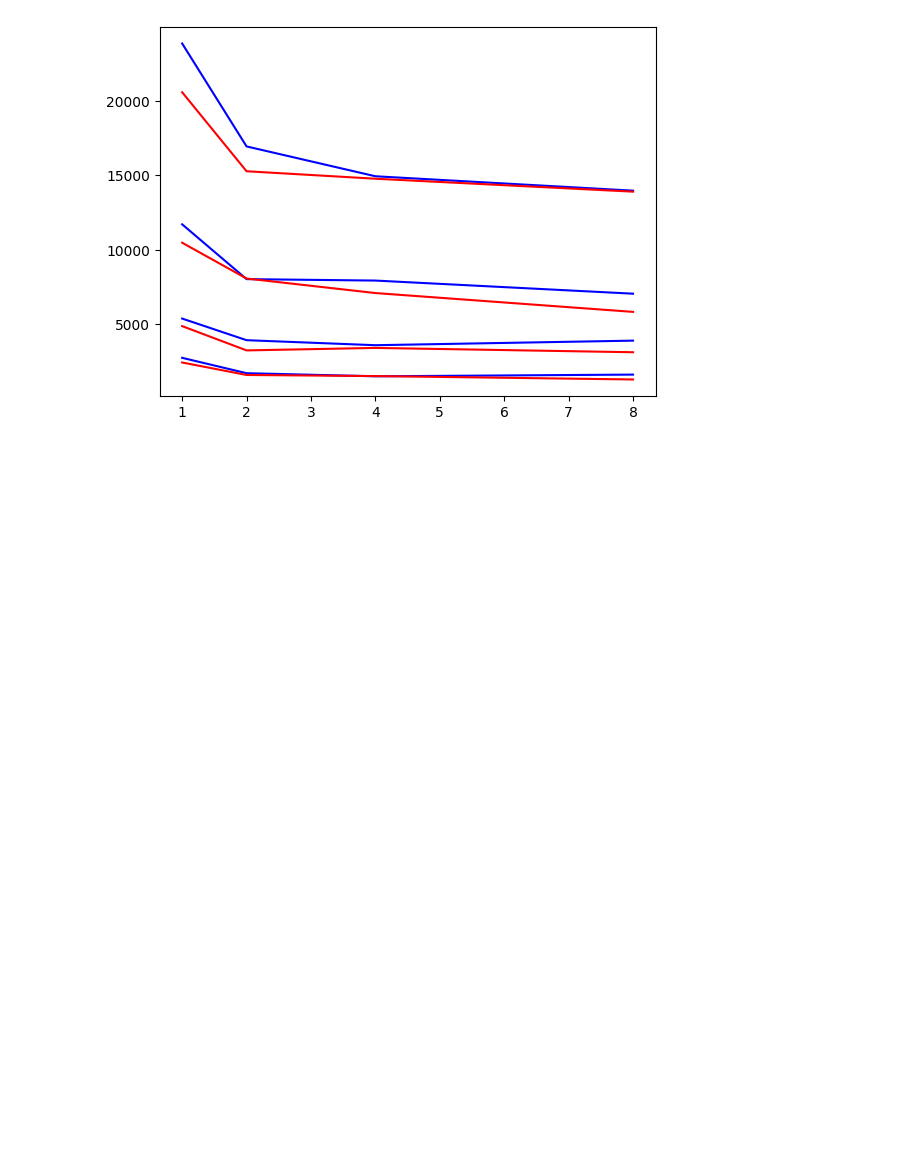
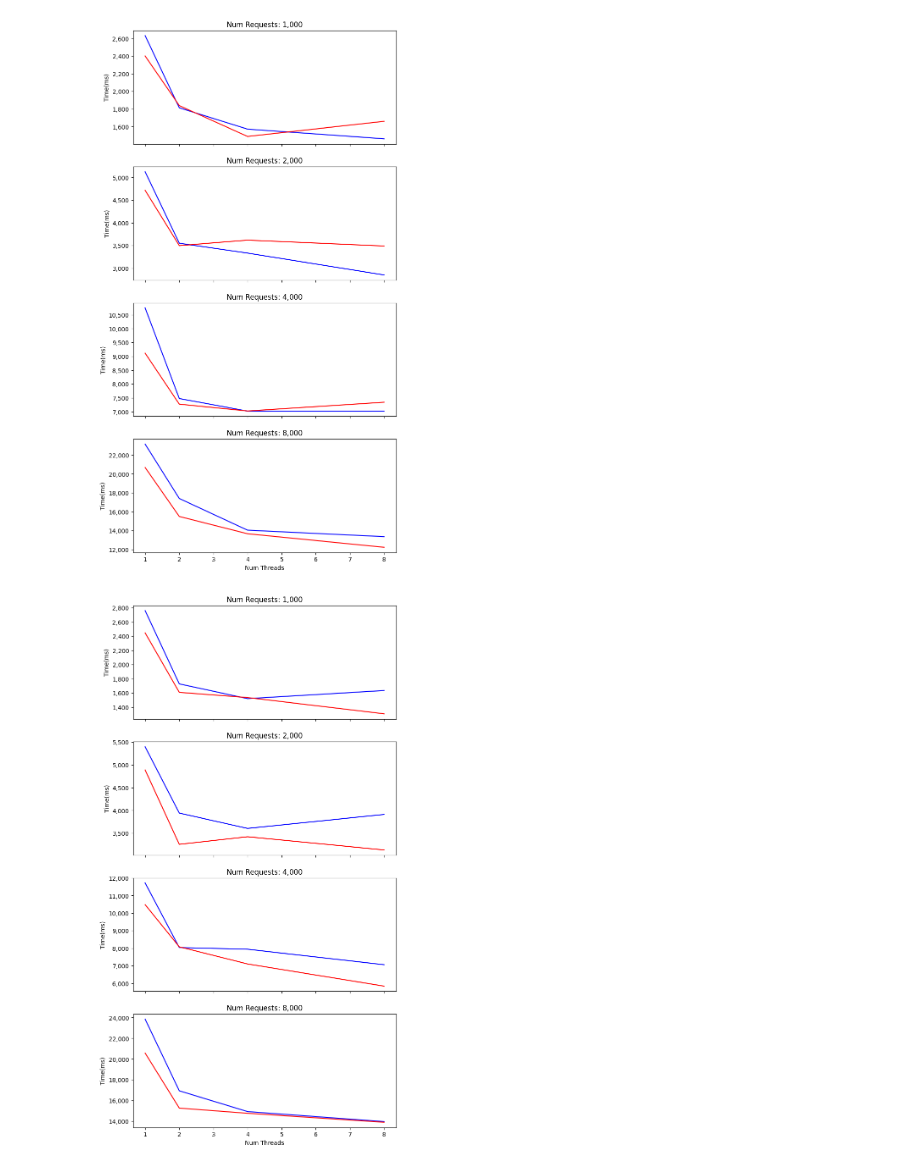
Before and after one commit to zachcoleman/fastapi-vs-axum, a Jupyter notebook: benchmark/charts.ipynb, the cells around one changed output. Saved outputs shown, nothing was run; the diff lists cells and outputs as text; code cells hidden in the pictures; blank space fills up the shorter version.

```diff
--- a/benchmark/charts.ipynb
+++ b/benchmark/charts.ipynb
@@ -30,0 +19,3 @@ pd.concat(
+# %%
+axum= pd.read_csv("../results/axum_docker_linux.csv")
+fastapi = pd.read_csv("../results/fastapi_docker_linux.csv")
@@ -31,8 +32,19 @@ pd.concat(
 # %%
-for r in [1000, 2000, 4000, 8000]:
-    tmp = fastapi.loc[(fastapi["requests"] == r) & (fastapi["task"] == "route_testing"), :]
-    plt.plot(tmp["threads"], tmp["time(ms)"], color="blue")
-    tmp = axum.loc[(axum["requests"] == r) & (axum["task"] == "route_testing"), :]
-    plt.plot(tmp["threads"], tmp["time(ms)"], color="red")
+for task in ["hello_world", "route_testing", "json_parsing"]:
+    fig, ax = plt.subplots(4, 1, figsize=(8, 16), sharex=True)
+    plt.xlabel("Num Threads")
+    for i, r in enumerate([1000, 2000, 4000, 8000]):
+        ax[i].set_title(f"Num Requests: {r:,}")
+        ax[i].set_ylabel("Time(ms)")
+        ax[i].get_yaxis().set_major_formatter(
+            matplotlib.ticker.FuncFormatter(lambda x, p: format(int(x), ','))
+        )
+        tmp = fastapi.loc[(fastapi["requests"] == r) & (fastapi["task"] == task), :]
+        ax[i].plot(tmp["threads"], tmp["time(ms)"], color="blue")
+        tmp = axum.loc[(axum["requests"] == r) & (axum["task"] == task), :]
+        ax[i].plot(tmp["threads"], tmp["time(ms)"], color="red")
+
+    plt.savefig(f"../assets/{task}-times.png")
 # %% [output]
-[figure, old version]
+[figure, new version]
+[figure, added]
```
Also changed, not shown: parts of 6 cells of this notebook, 11 other files.
